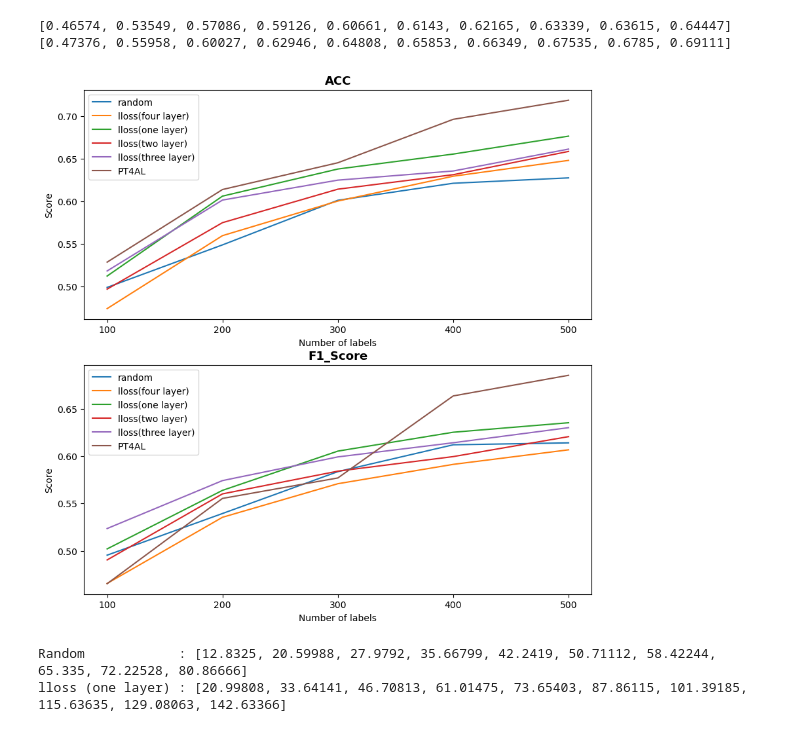
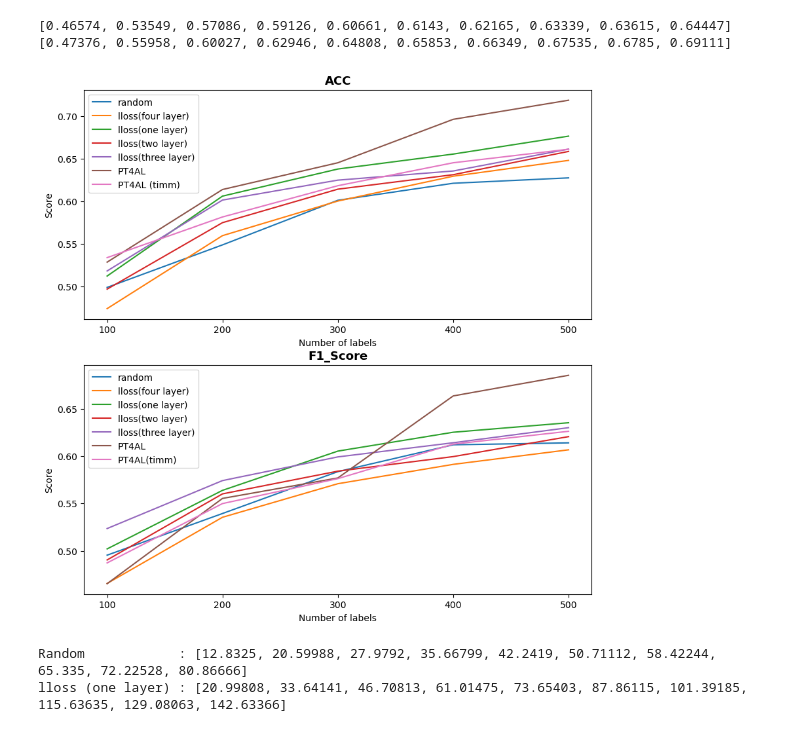
Before and after one commit to lbg030/DeepLearning, a Jupyter notebook: visualization.ipynb, the cells around one changed output. Saved outputs shown, nothing was run; the diff lists cells and outputs as text; code cells hidden in the pictures.

```diff
--- a/visualization.ipynb
+++ b/visualization.ipynb
@@ -156,6 +156,7 @@ ll1_acc = [0.51206, 0.60605, 0.63792, 0.6555, 0.67661, 0.68179, 0.69895, 0.70672
 ll2_acc = [0.49666, 0.57485, 0.61422, 0.63125, 0.65863, 0.66435, 0.67116, 0.68165, 0.69173, 0.70399]
 ll3_acc = [0.51805, 0.60142, 0.62485, 0.63561, 0.66135, 0.66081, 0.68547, 0.69064, 0.70004, 0.71189]
 pt_acc =  [0.528402125051083,0.6138128320392317,0.6452799346138129,0.6963628933387822,0.7188393951777687]
+ptt_acc = [0.5337147527584798, 0.5815284021250511, 0.618308132407029, 0.6452799346138129,  0.6612178177360033 ]
 
 random_f1 = [0.49553, 0.53947, 0.5836, 0.6119, 0.61393, 0.6275, 0.6391, 0.6388, 0.6502, 0.65927]
 ll_f1 = [0.46574, 0.53549, 0.57086, 0.59126, 0.60661, 0.6143, 0.62165, 0.63339, 0.63615, 0.64447]
@@ -163,6 +164,7 @@ ll1_f1 = [0.50214, 0.56386, 0.60524, 0.62513, 0.63516, 0.63937, 0.66052, 0.66648
 ll2_f1 = [0.4905, 0.56016, 0.58411, 0.59945, 0.62051, 0.62314, 0.63038, 0.64098, 0.65329, 0.66651]
 ll3_f1 = [0.52361, 0.57416, 0.59913, 0.61405, 0.62995, 0.62866, 0.65331, 0.6558, 0.66185, 0.67352]
 pt_f1 = [0.46546525081226126, 0.5553650141452627, 0.5769359036039932, 0.6633987289353455, 0.6851472924774754]
+ptt_f1 = [0.4873749848970352, 0.5499349896950718, 0.5762204347648072, 0.6125941092064102 , 0.6261406995433242]
 
 title_font = {
     'fontsize': 13,
@@ -174,34 +176,36 @@ plt.figure(figsize = (10,10))
 plt.subplot(2,1,1)
 plt.plot(label,random_acc[:5], label='random')
 plt.plot(label, ll_acc[:5], label = 'lloss(four layer)')
 plt.plot(label, ll1_acc[:5], label = 'lloss(one layer)')
 plt.plot(label, ll2_acc[:5], label = 'lloss(two layer)')
 plt.plot(label, ll3_acc[:5], label = 'lloss(three layer)')
 plt.plot(label, pt_acc, label = "PT4AL")
+plt.plot(label, ptt_acc, label = "PT4AL (timm)")
 
 plt.title("ACC", fontdict=title_font)
 plt.xlabel("Number of labels")
 plt.ylabel("Score")
 plt.legend()
 
 # F1 Score
 plt.subplot(2,1,2)
 plt.plot(label, random_f1[:5], label='random')
 plt.plot(label, ll_f1[:5], label = 'lloss(four layer)')
 plt.plot(label, ll1_f1[:5], label = 'lloss(one layer)')
 plt.plot(label, ll2_f1[:5], label = 'lloss(two layer)')
 plt.plot(label, ll3_f1[:5], label = 'lloss(three layer)')
 plt.plot(label, pt_f1, label = 'PT4AL')
+plt.plot(label, ptt_f1, label = 'PT4AL(timm)')
 
 plt.xlabel("Number of labels")
 plt.ylabel("Score")
 
 plt.title("F1_Score", fontdict=title_font)
 
 plt.legend()
 plt.show()
 # %% [output]
-[figure, old version]
+[figure, new version]
 # %%
 mean_f1 = []
 mean_acc = []
```
